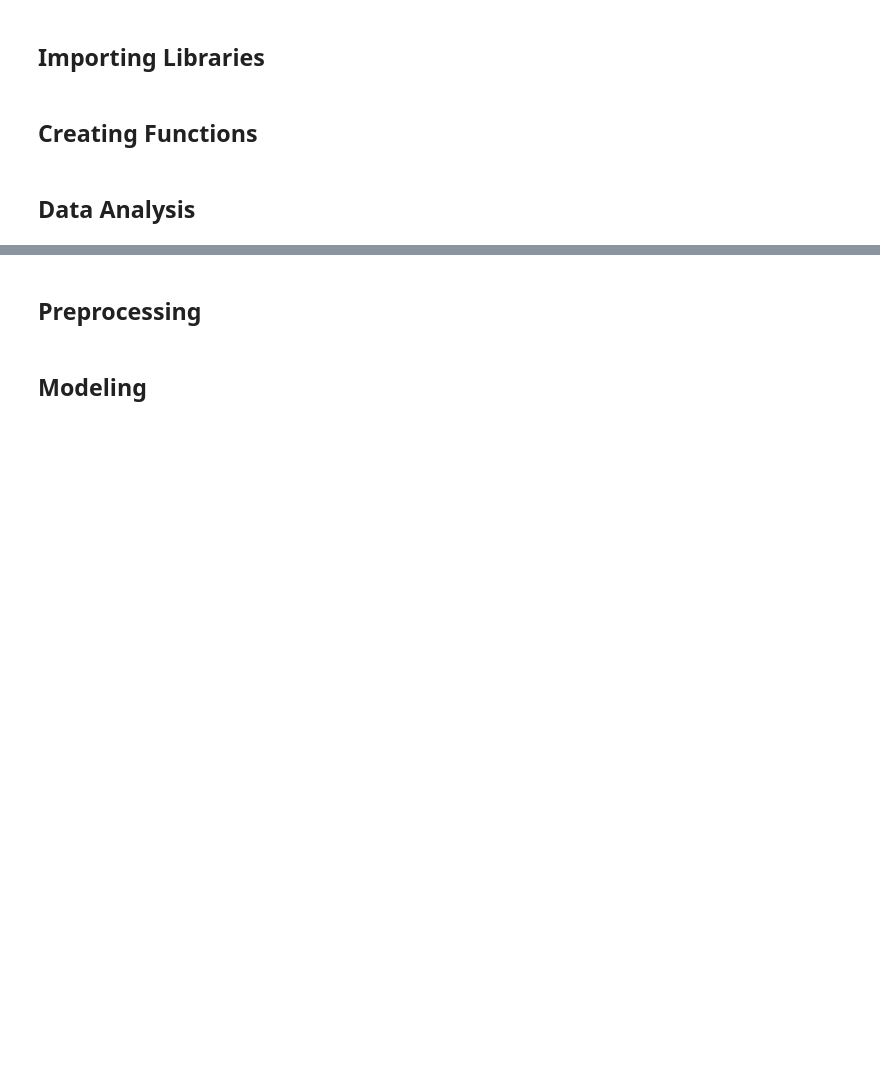
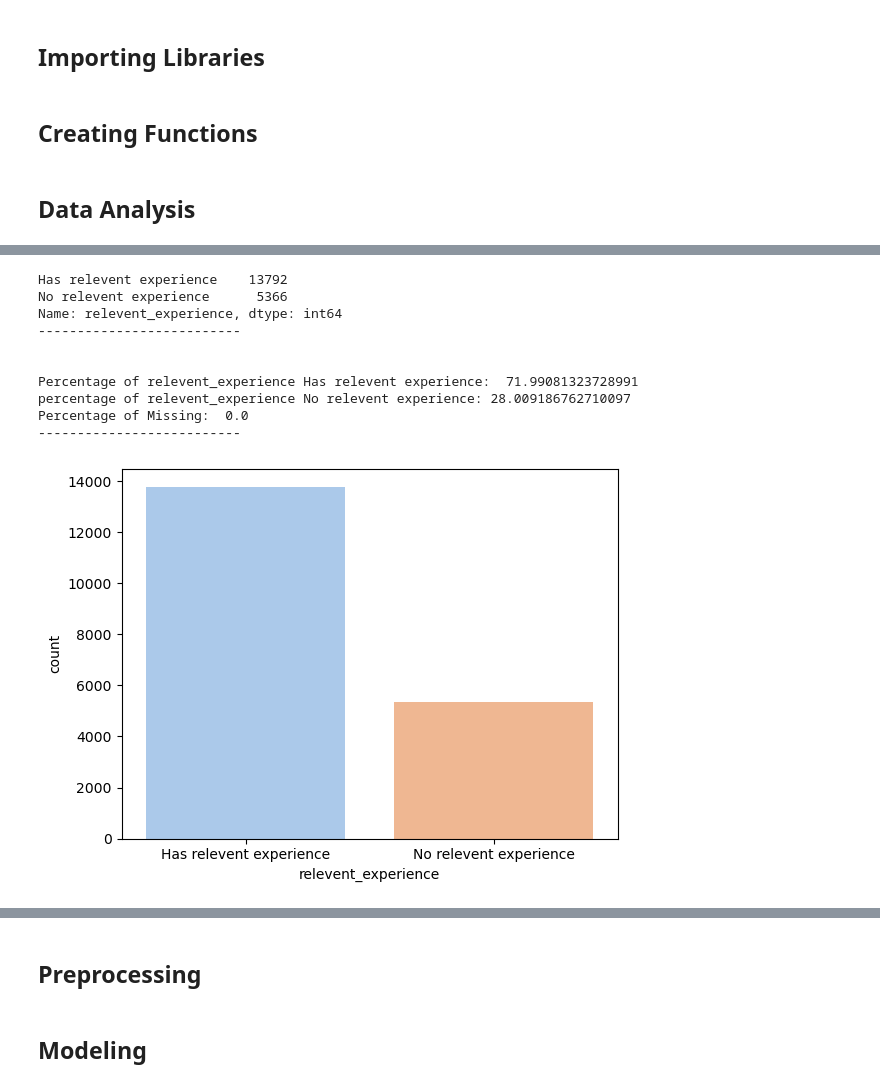
Before and after one commit to deannagould/phase5_datasciencejobchange, a Jupyter notebook: model_notebook.ipynb, the cells around one changed output, grey strips where cells are left out. Drawn from its saved outputs; the diff is of its cells as text; code cells hidden in the pictures; blank space fills up the shorter version.

```diff
--- a/model_notebook.ipynb
+++ b/model_notebook.ipynb
@@ -53,2 +110,10 @@ m
 # %% [markdown]
 ## Data Analysis
+# %%
+# Creating DataFrame
+
+aug_train = pd.read_csv('data/aug_train.csv')
+aug_test = pd.read_csv('data/aug_train.csv')
+sample = pd.read_csv('data/sample_submission.csv')
+
+aug_train.head()
@@ -54,0 +157,2 @@ m
+# %%
+df = aug_train.copy()
@@ -54,0 +230,14 @@ m
+# %%
+col_percents(df, 'relevent_experience', "Has relevent experience", "No relevent experience")
+# %% [output]
+Has relevent experience    13792
+No relevent experience      5366
+Name: relevent_experience, dtype: int64
+--------------------------
+
+
+Percentage of relevent_experience Has relevent experience:  71.99081323728991
+percentage of relevent_experience No relevent experience: 28.009186762710097
+Percentage of Missing:  0.0
+--------------------------
+[figure, added]
```
Also changed, not shown: parts of 26 cells of this notebook, 1 other file.
